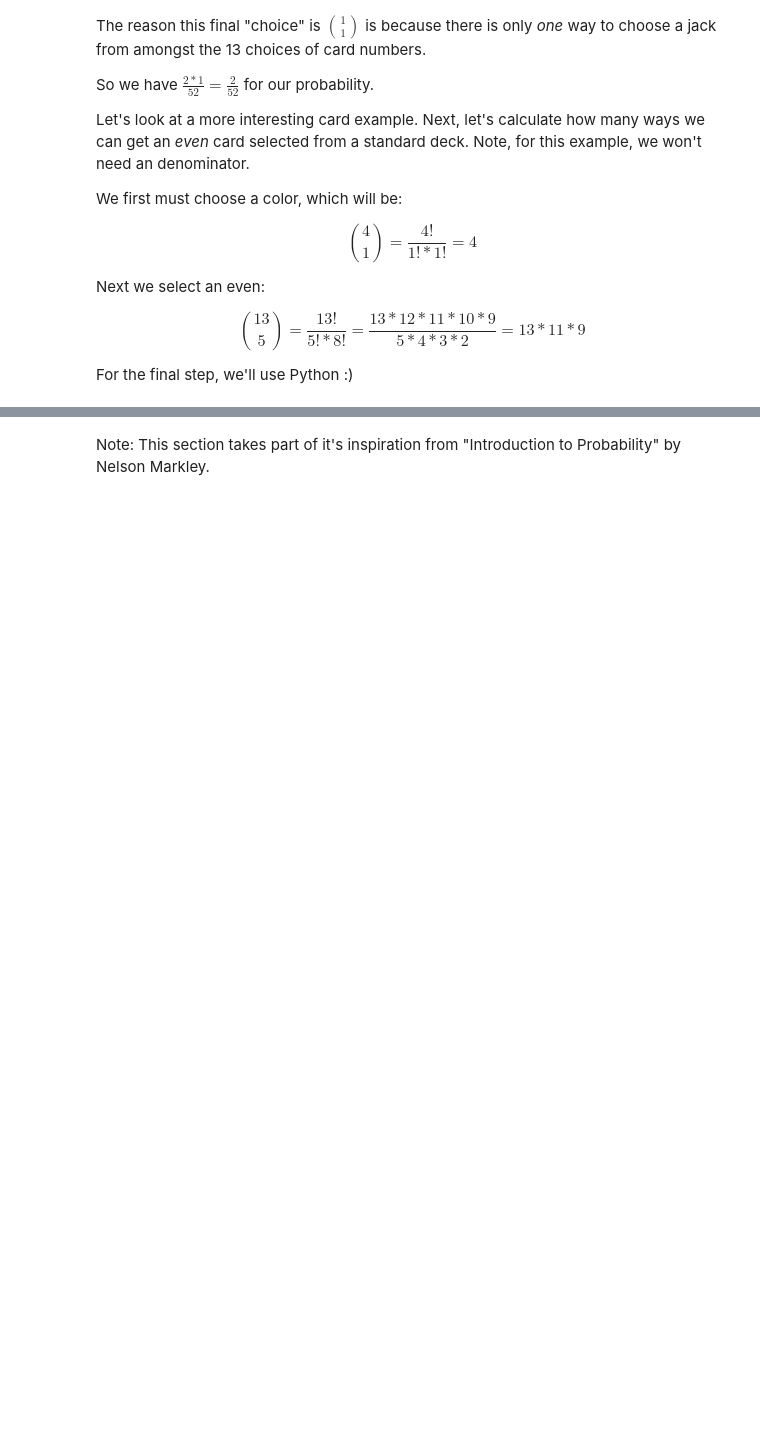
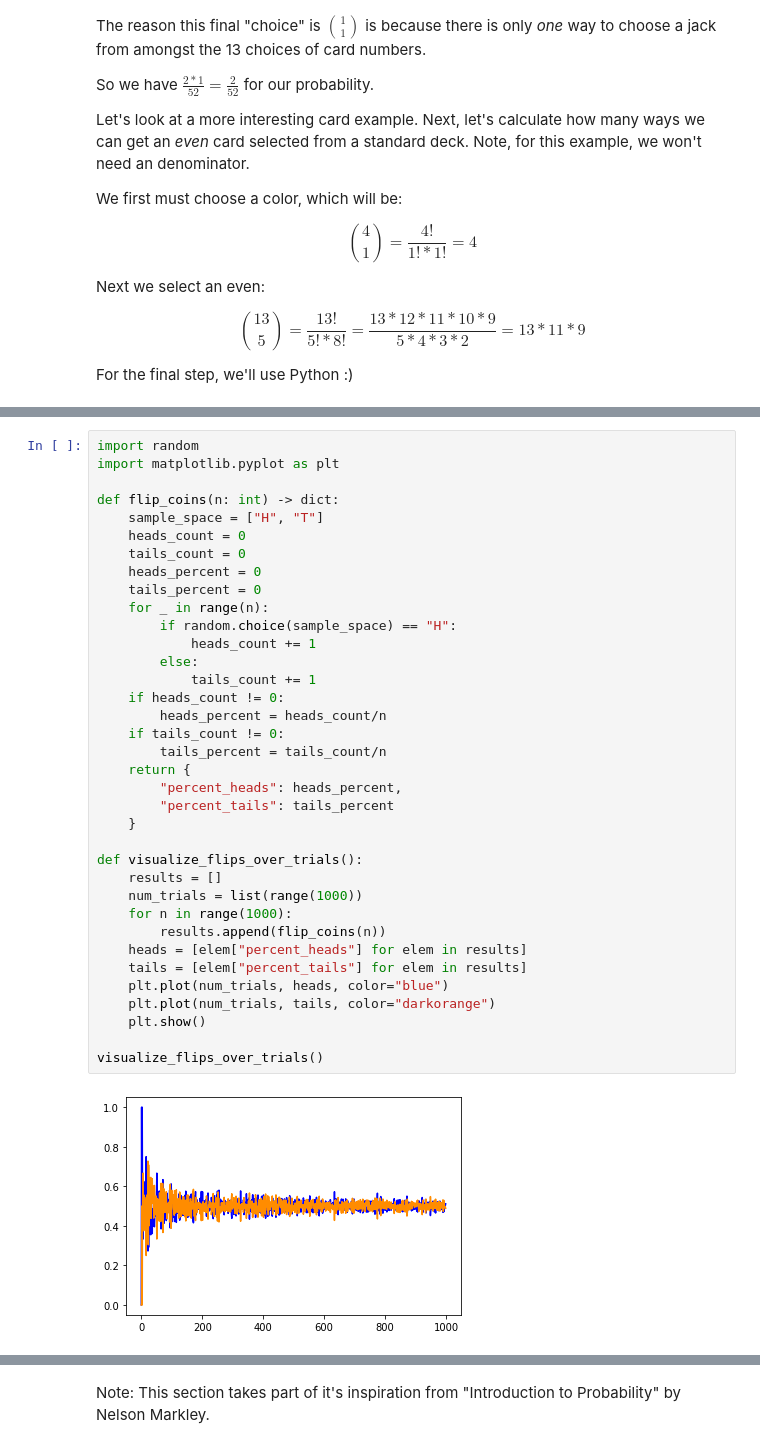
Before and after one commit to EricSchles/algorithms_book, a Jupyter notebook: Counterexamples_and_Testing.ipynb, the cells around one changed output, grey strips where cells are left out. Saved outputs shown, nothing was run; the diff lists cells and outputs as text; blank space fills up the shorter version.

Commit message:
Adding most of counter examples, random testing is up next then done, for now

```diff
--- a/Counterexamples_and_Testing.ipynb
+++ b/Counterexamples_and_Testing.ipynb
@@ -739,0 +840,38 @@ So there are 5148 ways we can get an even card.  Note the 4 in the above calcula
+# %%
+import random
+import matplotlib.pyplot as plt
+
+def flip_coins(n: int) -> dict:
+    sample_space = ["H", "T"]
+    heads_count = 0
+    tails_count = 0
+    heads_percent = 0
+    tails_percent = 0
+    for _ in range(n):
+        if random.choice(sample_space) == "H":
+            heads_count += 1
+        else:
+            tails_count += 1
+    if heads_count != 0:
+        heads_percent = heads_count/n
+    if tails_count != 0:
+        tails_percent = tails_count/n
+    return {
+        "percent_heads": heads_percent,
+        "percent_tails": tails_percent
+    }
+
+def visualize_flips_over_trials():
+    results = []
+    num_trials = list(range(1000))
+    for n in range(1000):
+        results.append(flip_coins(n))
+    heads = [elem["percent_heads"] for elem in results]
+    tails = [elem["percent_tails"] for elem in results]
+    plt.plot(num_trials, heads, color="blue")
+    plt.plot(num_trials, tails, color="darkorange")
+    plt.show()
+
+visualize_flips_over_trials()
+# %% [output]
+[figure, added]
```
Also changed, not shown: parts of 28 cells of this notebook.
